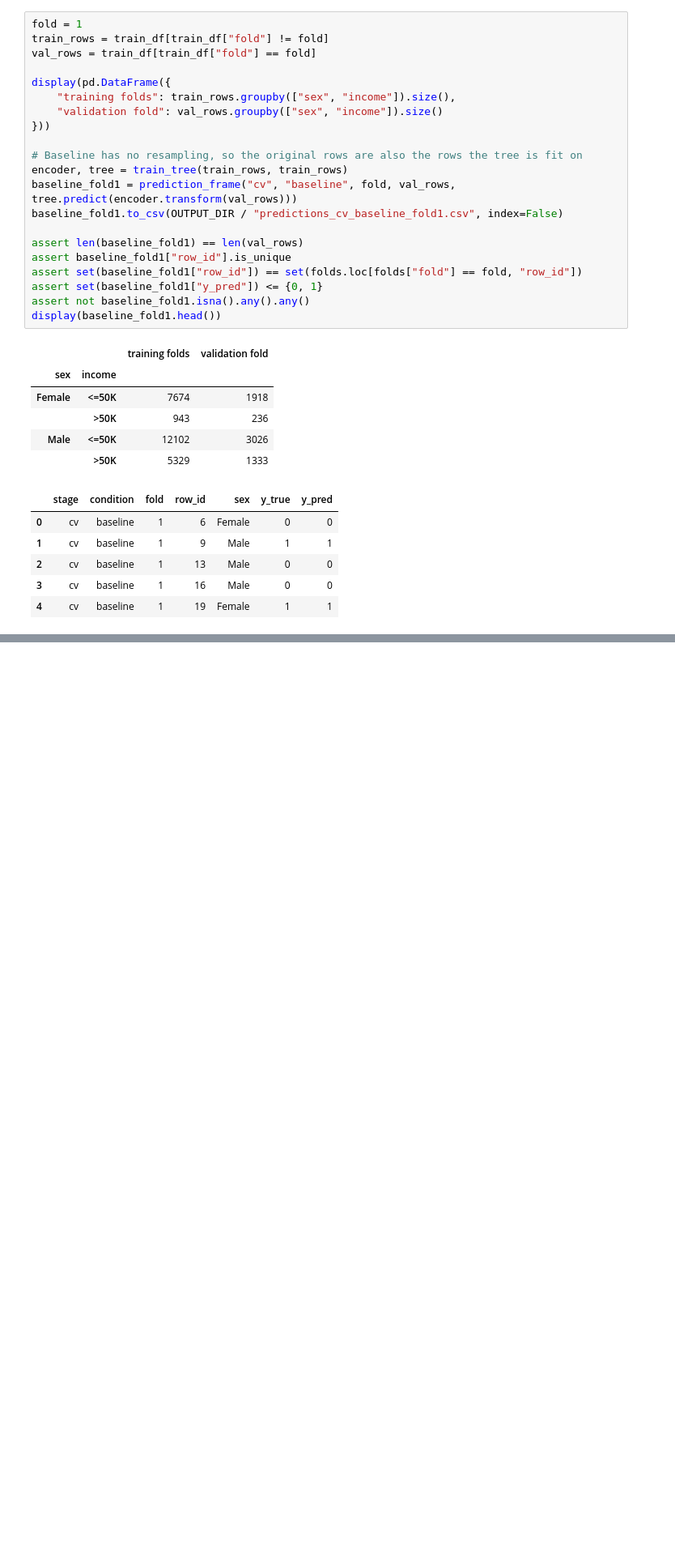
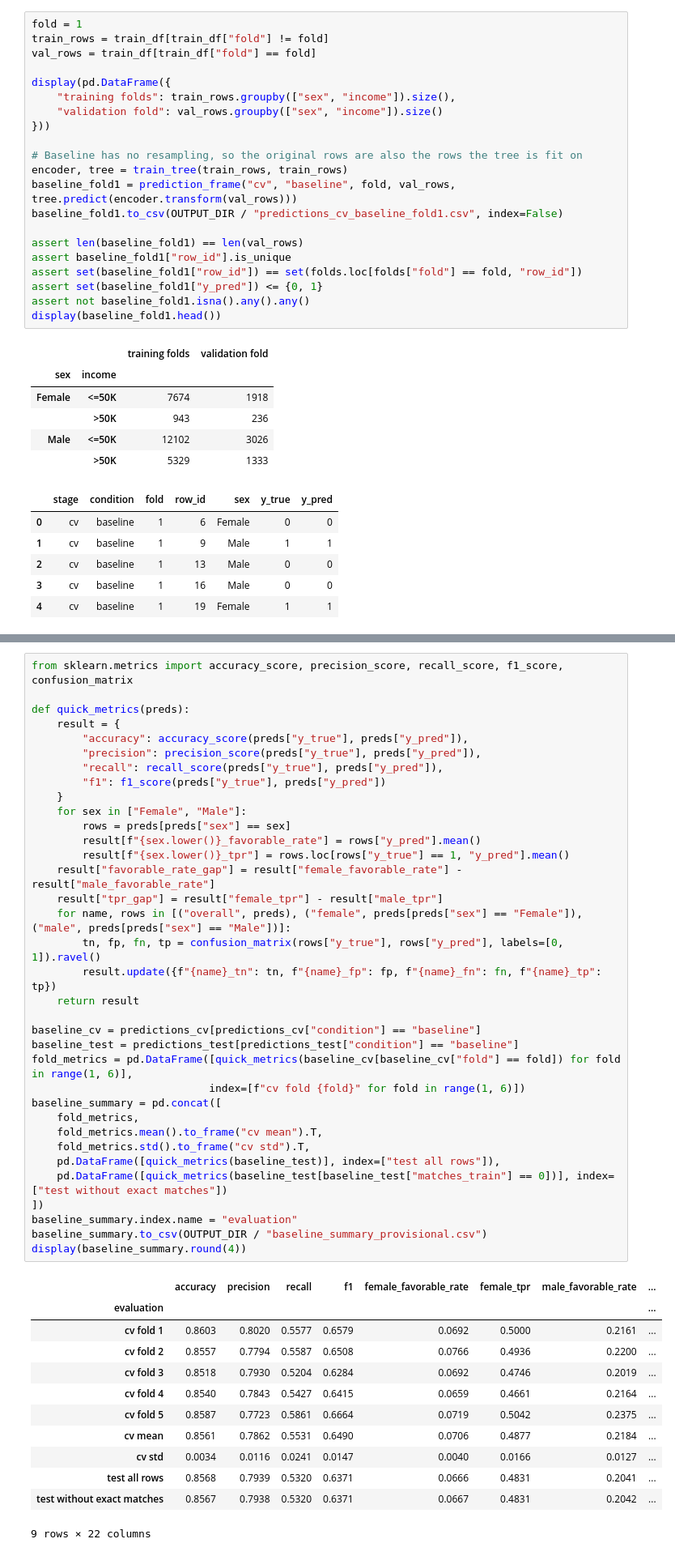
Before and after one commit to jessicabrinegar/data-mining-project, a Jupyter notebook: Phase3_EDA_Brinegar.ipynb, the cells around one changed output, grey strips where cells are left out. Shown at 81% size. Drawn from its saved outputs; the diff is of its cells as text; blank space fills up the shorter version.

```diff
--- a/Phase3_EDA_Brinegar.ipynb
+++ b/Phase3_EDA_Brinegar.ipynb
@@ -1071,0 +1458,48 @@ display(baseline_fold1.head())
+# %%
+from sklearn.metrics import accuracy_score, precision_score, recall_score, f1_score, confusion_matrix
+
+def quick_metrics(preds):
+    result = {
+        "accuracy": accuracy_score(preds["y_true"], preds["y_pred"]),
+        "precision": precision_score(preds["y_true"], preds["y_pred"]),
+        "recall": recall_score(preds["y_true"], preds["y_pred"]),
+        "f1": f1_score(preds["y_true"], preds["y_pred"])
+    }
+    for sex in ["Female", "Male"]:
+        rows = preds[preds["sex"] == sex]
+        result[f"{sex.lower()}_favorable_rate"] = rows["y_pred"].mean()
+        result[f"{sex.lower()}_tpr"] = rows.loc[rows["y_true"] == 1, "y_pred"].mean()
+    result["favorable_rate_gap"] = result["female_favorable_rate"] - result["male_favorable_rate"]
+    result["tpr_gap"] = result["female_tpr"] - result["male_tpr"]
+    for name, rows in [("overall", preds), ("female", preds[preds["sex"] == "Female"]), ("male", preds[preds["sex"] == "Male"])]:
+        tn, fp, fn, tp = confusion_matrix(rows["y_true"], rows["y_pred"], labels=[0, 1]).ravel()
+        result.update({f"{name}_tn": tn, f"{name}_fp": fp, f"{name}_fn": fn, f"{name}_tp": tp})
+    return result
+
+baseline_cv = predictions_cv[predictions_cv["condition"] == "baseline"]
+baseline_test = predictions_test[predictions_test["condition"] == "baseline"]
+fold_metrics = pd.DataFrame([quick_metrics(baseline_cv[baseline_cv["fold"] == fold]) for fold in range(1, 6)],
+                            index=[f"cv fold {fold}" for fold in range(1, 6)])
+baseline_summary = pd.concat([
+    fold_metrics,
+    fold_metrics.mean().to_frame("cv mean").T,
+    fold_metrics.std().to_frame("cv std").T,
+    pd.DataFrame([quick_metrics(baseline_test)], index=["test all rows"]),
+    pd.DataFrame([quick_metrics(baseline_test[baseline_test["matches_train"] == 0])], index=["test without exact matches"])
+])
+baseline_summary.index.name = "evaluation"
+baseline_summary.to_csv(OUTPUT_DIR / "baseline_summary_provisional.csv")
+display(baseline_summary.round(4))
+# %% [output]
+|  | accuracy | precision | recall | f1 | female_favorable_rate | female_tpr | male_favorable_rate | ... |
+| evaluation |  |  |  |  |  |  |  | ... |
+| cv fold 1 | 0.8603 | 0.8020 | 0.5577 | 0.6579 | 0.0692 | 0.5000 | 0.2161 | ... |
+| cv fold 2 | 0.8557 | 0.7794 | 0.5587 | 0.6508 | 0.0766 | 0.4936 | 0.2200 | ... |
+| cv fold 3 | 0.8518 | 0.7930 | 0.5204 | 0.6284 | 0.0692 | 0.4746 | 0.2019 | ... |
+| cv fold 4 | 0.8540 | 0.7843 | 0.5427 | 0.6415 | 0.0659 | 0.4661 | 0.2164 | ... |
+| cv fold 5 | 0.8587 | 0.7723 | 0.5861 | 0.6664 | 0.0719 | 0.5042 | 0.2375 | ... |
+| cv mean | 0.8561 | 0.7862 | 0.5531 | 0.6490 | 0.0706 | 0.4877 | 0.2184 | ... |
+| cv std | 0.0034 | 0.0116 | 0.0241 | 0.0147 | 0.0040 | 0.0166 | 0.0127 | ... |
+| test all rows | 0.8568 | 0.7939 | 0.5320 | 0.6371 | 0.0666 | 0.4831 | 0.2041 | ... |
+| test without exact matches | 0.8567 | 0.7938 | 0.5320 | 0.6371 | 0.0667 | 0.4831 | 0.2042 | ... |
+9 rows × 22 columns
```
Also changed, not shown: parts of 23 cells of this notebook, 12 other files.
